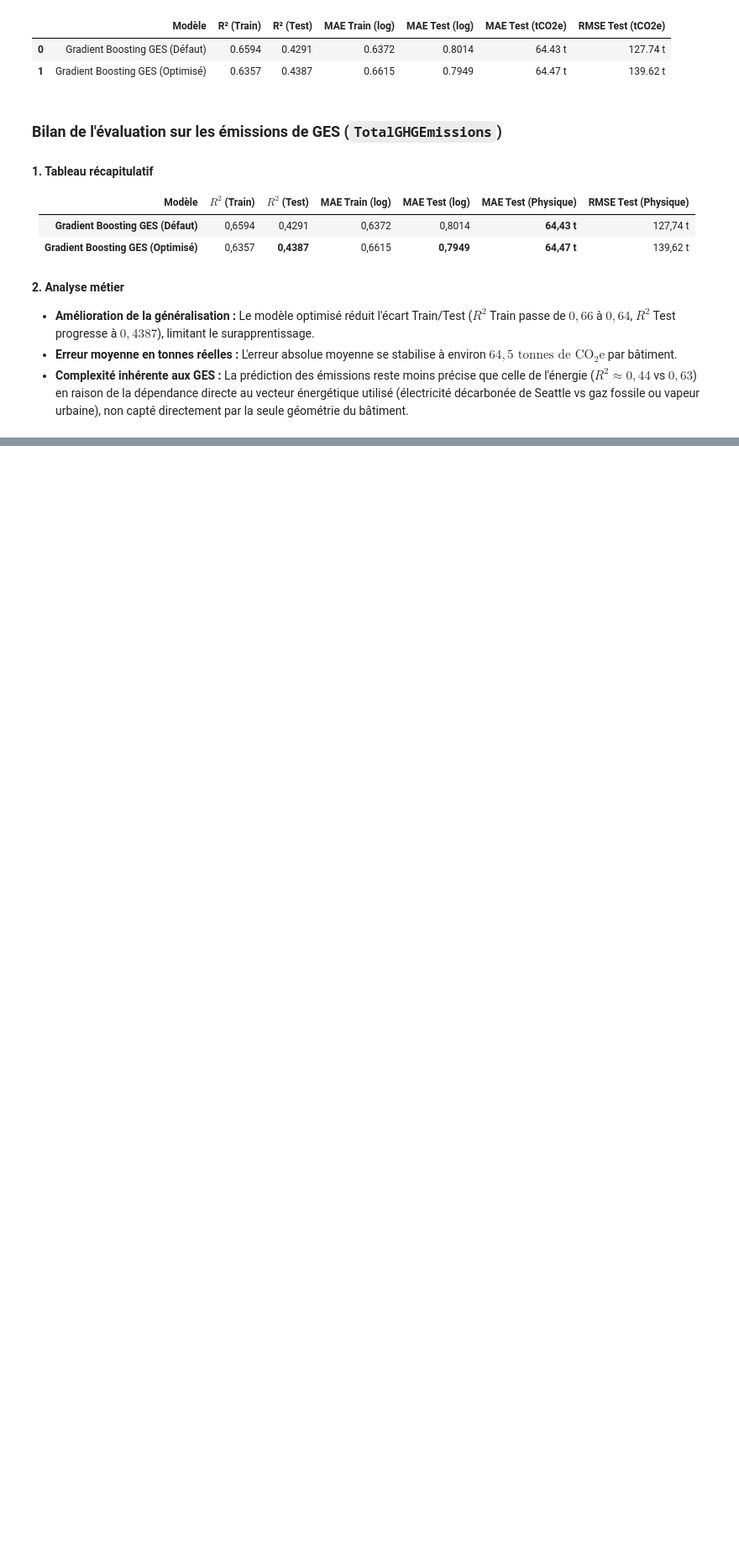
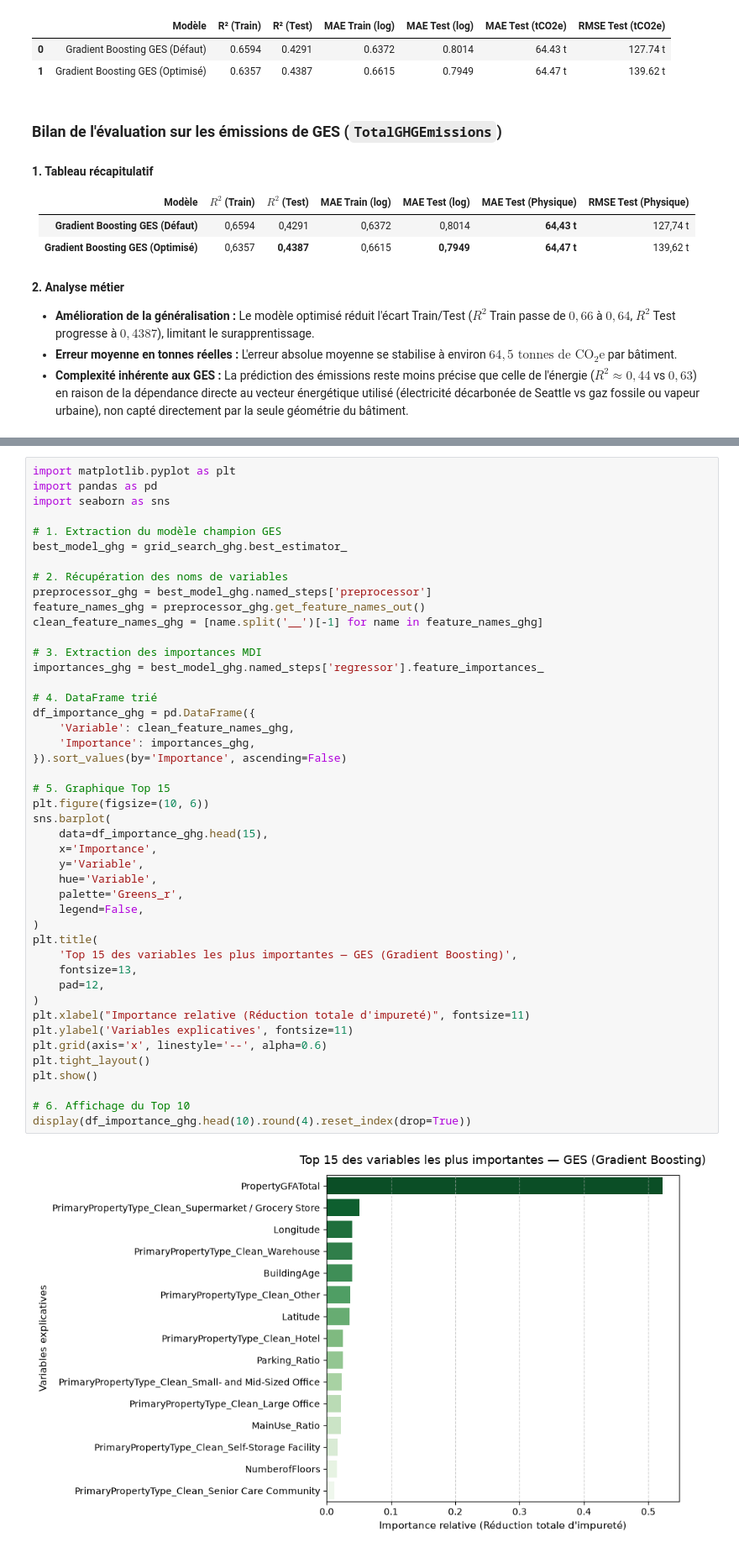
Before and after one commit to mahmoudaminfr-dotcom/seattle-building-energy-prediction, a Jupyter notebook: data/template_modelistation_supervisee.ipynb, the cells around one changed output, grey strips where cells are left out. Shown at 84% size. Drawn from its saved outputs; the diff is of its cells as text; blank space fills up the shorter version.

Commit message:
feat: complete model benchmark, gridsearch optimization and feature importance for energy and GHG targets

```diff
--- a/data/template_modelistation_supervisee.ipynb
+++ b/data/template_modelistation_supervisee.ipynb
@@ -2109,0 +2115,47 @@ display(df_eval_ghg)
+# %%
+import matplotlib.pyplot as plt
+import pandas as pd
+import seaborn as sns
+
+# 1. Extraction du modèle champion GES
+best_model_ghg = grid_search_ghg.best_estimator_
+
+# 2. Récupération des noms de variables
+preprocessor_ghg = best_model_ghg.named_steps['preprocessor']
+feature_names_ghg = preprocessor_ghg.get_feature_names_out()
+clean_feature_names_ghg = [name.split('__')[-1] for name in feature_names_ghg]
+
+# 3. Extraction des importances MDI
+importances_ghg = best_model_ghg.named_steps['regressor'].feature_importances_
+
+# 4. DataFrame trié
+df_importance_ghg = pd.DataFrame({
+    'Variable': clean_feature_names_ghg,
+    'Importance': importances_ghg,
+}).sort_values(by='Importance', ascending=False)
+
+# 5. Graphique Top 15
+plt.figure(figsize=(10, 6))
+sns.barplot(
+    data=df_importance_ghg.head(15),
+    x='Importance',
+    y='Variable',
+    hue='Variable',
+    palette='Greens_r',
+    legend=False,
+)
+plt.title(
+    'Top 15 des variables les plus importantes — GES (Gradient Boosting)',
+    fontsize=13,
+    pad=12,
+)
+plt.xlabel("Importance relative (Réduction totale d'impureté)", fontsize=11)
+plt.ylabel('Variables explicatives', fontsize=11)
+plt.grid(axis='x', linestyle='--', alpha=0.6)
+plt.tight_layout()
+plt.show()
+
+# 6. Affichage du Top 10
+display(df_importance_ghg.head(10).round(4).reset_index(drop=True))
+# %% [output]
+[figure, added]
```
Also changed, not shown: parts of 3 cells of this notebook.
